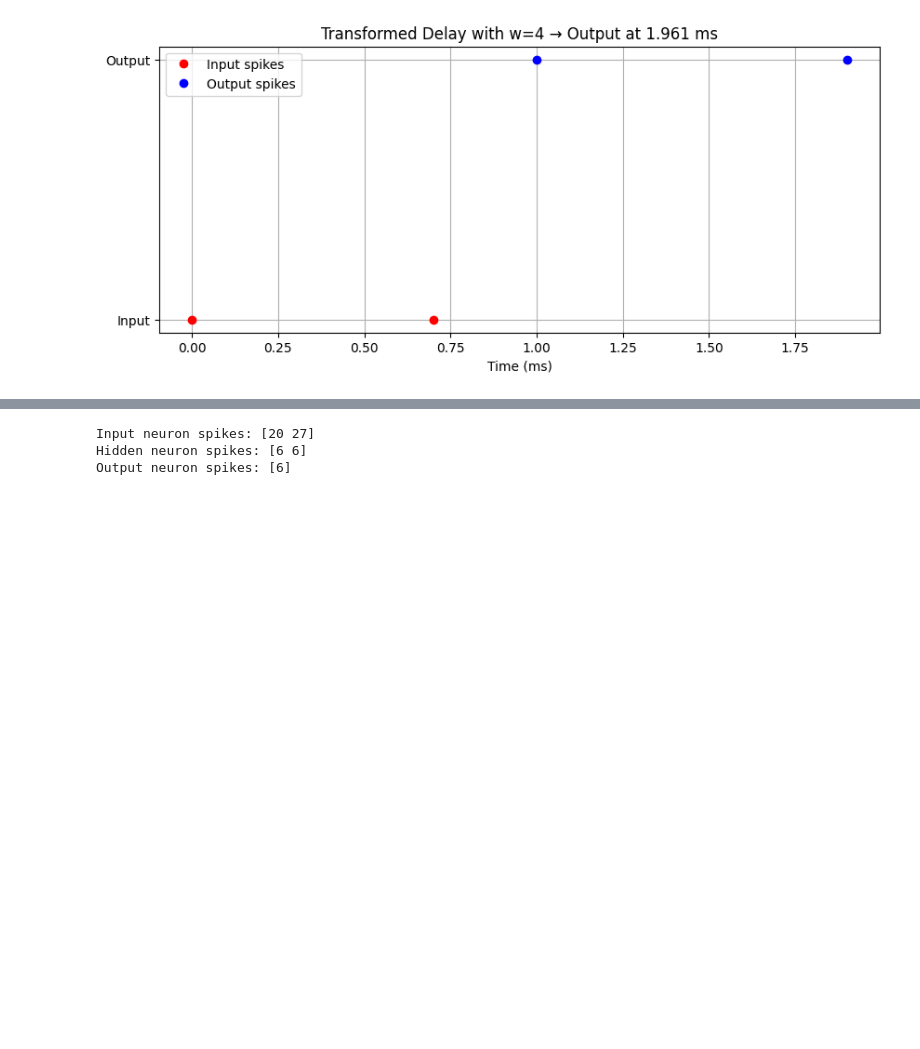
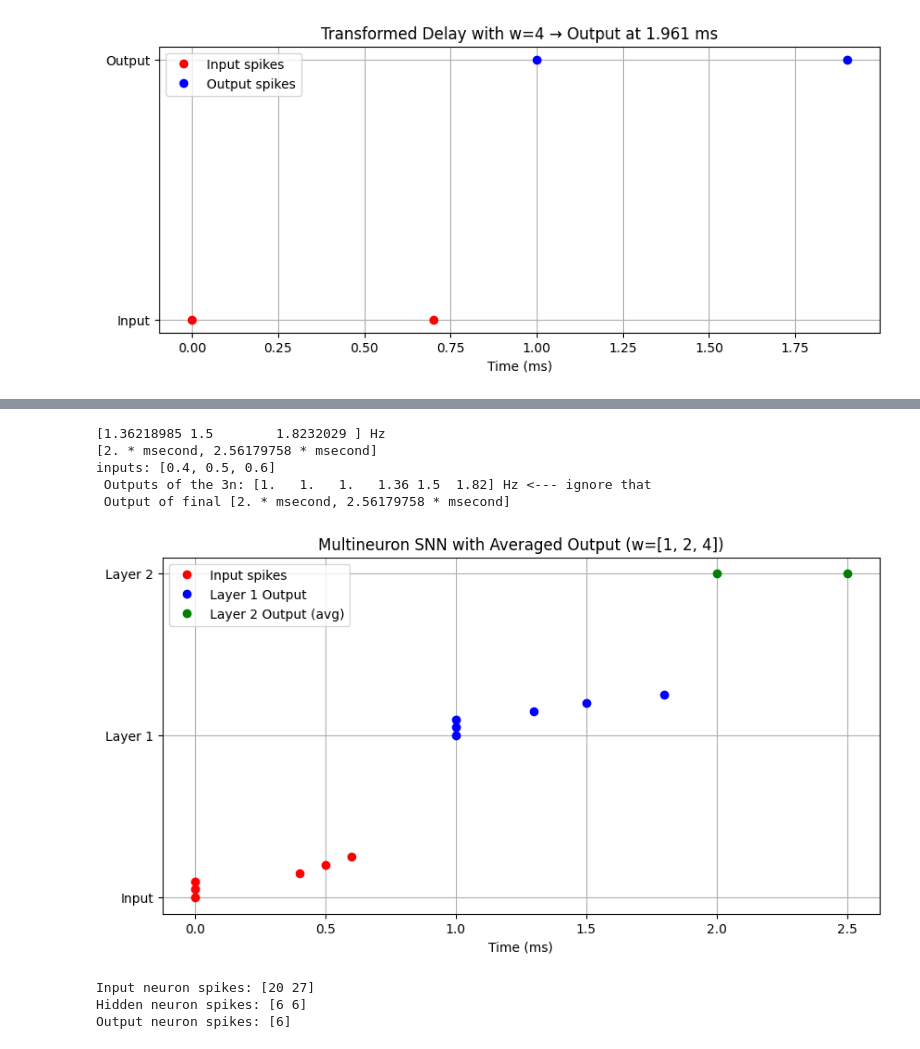
Before and after one commit to Ian3133/Dissertation, a Jupyter notebook: scratch.ipynb, the cells around one changed output, grey strips where cells are left out. Drawn from its saved outputs; the diff is of its cells as text; code cells hidden in the pictures; blank space fills up the shorter version.

Commit message:
added second layer averaging

```diff
--- a/scratch.ipynb
+++ b/scratch.ipynb
@@ -291,3 +190,73 @@ plt.show()
+# %%
+# two neurons -- will try to condence so easly multiplible
+
+from brian2 import *
+import numpy as np
+import matplotlib.pyplot as plt
+
+start_scope()
+
+neurons = 3
+test_values = [.4, .5, .6]
+input_times, input_indices = inputs(test_values)
+
+input_group = SpikeGeneratorGroup(neurons, input_indices, input_times)
+
+temporal_bias = 1*ms
+weights = [1,2,4]
+
+output_times = cheating_self_calculating(input_times, weights, temporal_bias)
+output_indices = input_indices
+
+output_group = SpikeGeneratorGroup(neurons, output_indices, output_times)
+
+#print(output_times)
+# 🧠 Second-layer neuron that takes average of outputs
+avg_time = float(np.mean(output_times[int(len(output_times) /2):])/ms)  # Only delayed (second) spike from each neuron\
+print(output_times[int(len(output_times) /2):]/ms)
+#print(float(avg_time/ms))
+
+output_val = [temporal_bias*2, avg_time*ms + temporal_bias]
+print(output_val)
+final_output_group = SpikeGeneratorGroup(1, [0, 0], output_val)
+
+
+spike_mon_in = SpikeMonitor(input_group)
+spike_mon_out = SpikeMonitor(output_group)
+spike_mon_final = SpikeMonitor(final_output_group)
+
+print(f"inputs: {test_values} \n Outputs of the 3n: {np.round(output_times / ms, 2)} <--- ignore that \n Output of final {output_val}" )
+
+
+run(3*ms)
+
+# 🎨 Visual plot
+plt.figure(figsize=(10, 5))
+
+# Inputs
+input_y = 0 + 0.05 * np.arange(len(spike_mon_in.t))
+plt.plot(spike_mon_in.t/ms, input_y, 'ro', label='Input spikes')
+
+# Outputs
+output_y = 1 + 0.05 * np.arange(len(spike_mon_out.t))
+plt.plot(spike_mon_out.t/ms, output_y, 'bo', label='Layer 1 Output')
+
+# Final output (avg)
+plt.plot(spike_mon_final.t/ms, [2]*len(spike_mon_final.t), 'go', label='Layer 2 Output (avg)')
+
+plt.yticks([0, 1, 2], ['Input', 'Layer 1', 'Layer 2'])
+plt.xlabel('Time (ms)')
+plt.title(f"Multineuron SNN with Averaged Output (w={weights})")
+plt.legend()
+plt.grid(True)
+plt.show()
+# %% [output]
+[1.36218985 1.5        1.8232029 ] Hz
+[2. * msecond, 2.56179758 * msecond]
+inputs: [0.4, 0.5, 0.6]
+ Outputs of the 3n: [1.   1.   1.   1.36 1.5  1.82] Hz <--- ignore that
+ Output of final [2. * msecond, 2.56179758 * msecond]
+[figure, added]
 # %%
 # an actually complete example from GPT
 from brian2 import *
```
Also changed, not shown: parts of 2 cells of this notebook.
